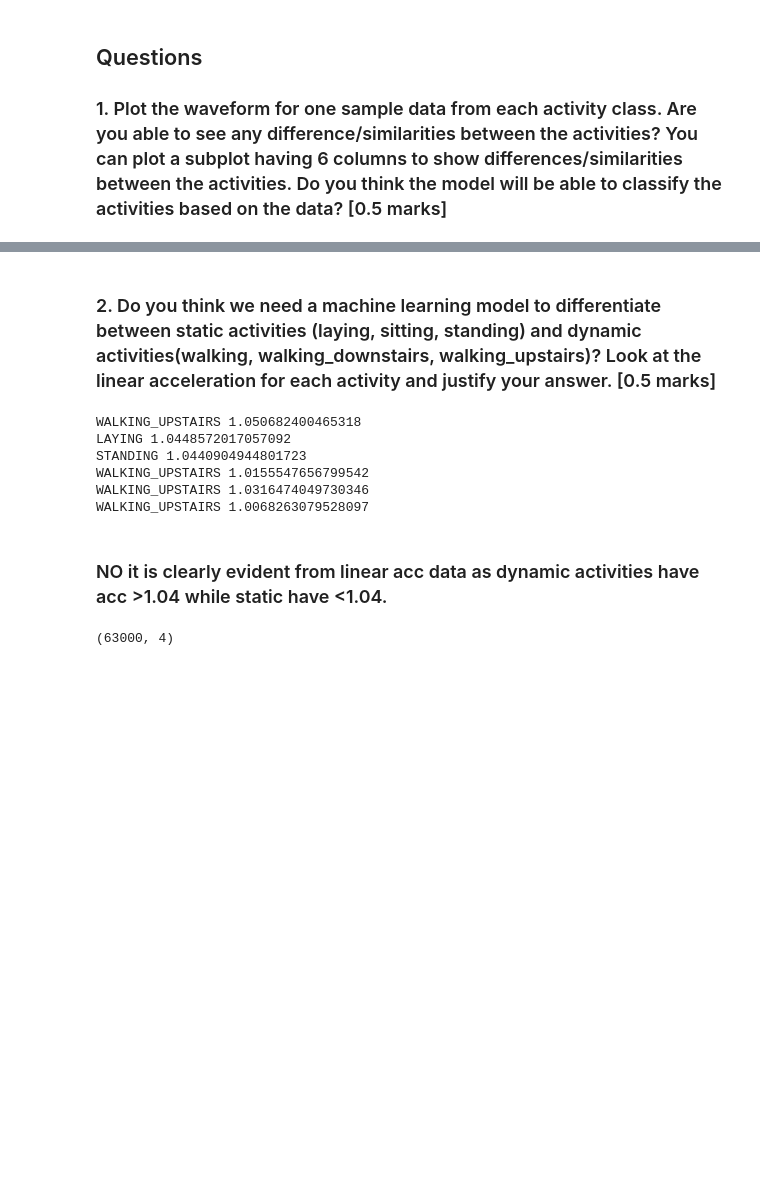
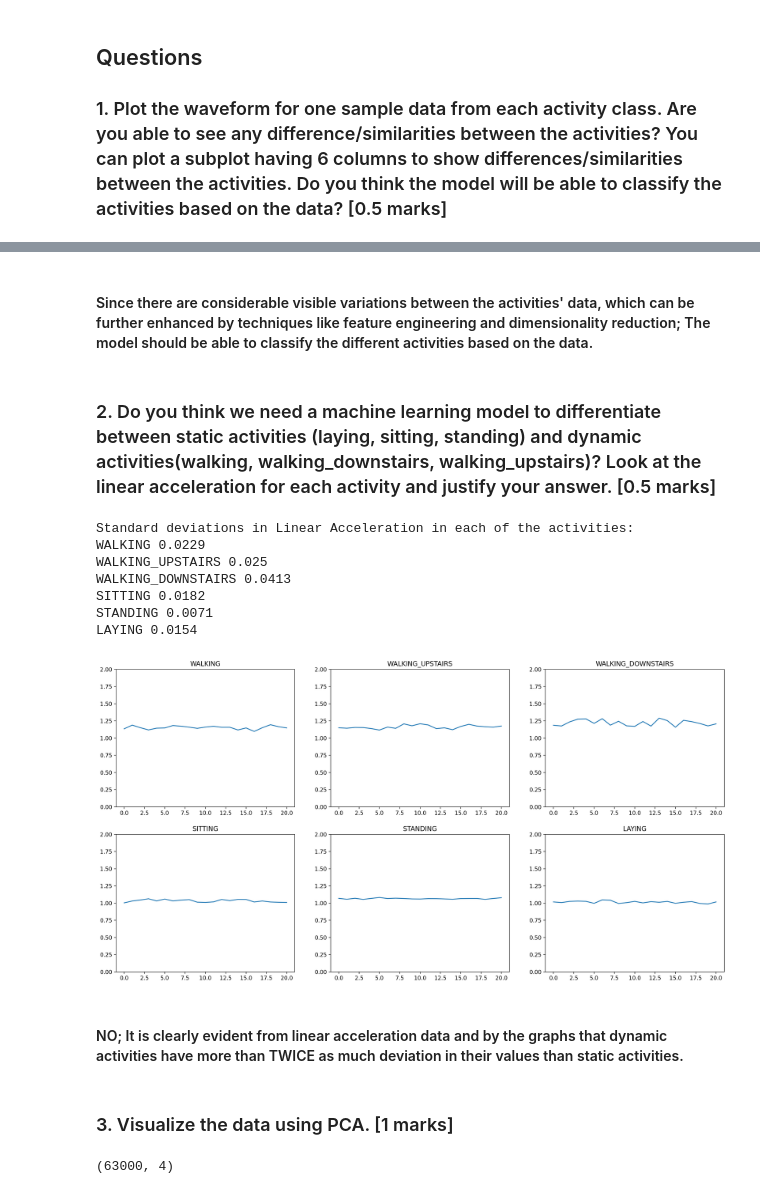
Before and after one commit to Reckadon/ES335-ML-Assignment-1, a Jupyter notebook: T1&2.ipynb, the cells around one changed output, grey strips where cells are left out. Cells and saved outputs as stored; diff of their text form; code cells hidden in the pictures; blank space fills up the shorter version.

```diff
--- a/T1&2.ipynb
+++ b/T1&2.ipynb
@@ -279,27 +274,37 @@ plt.show()
+# %% [markdown]
+#### Since there are considerable visible variations between the activities' data, which can be further enhanced by techniques like feature engineering and dimensionality reduction; The model should be able to classify the different activities based on the data.
 # %% [markdown]
 ### 2. Do you think we need a machine learning model to differentiate between static activities (laying, sitting, standing) and dynamic activities(walking, walking_downstairs, walking_upstairs)? Look at the linear acceleration for each activity and justify your answer. [0.5 marks]
 # %%
 # Finding mean of linear acceleration of different activities
-m = [[] for i in range(6)]
-activities = []
+m = [[] for _ in range(6)]
 for i,j in enumerate(y_train):
   c = 0
-  activities.append(ACTIVITIES[j])
   for g in range(500):
-    c += np.sqrt(np.sum(X_train[i][g]**2))
+    c += np.sum(X_train[i][g]**2)
   m[j-1].append(c/500)
 
+fig = plt.figure(figsize=(20, 10))
+print("Standard deviations in Linear Acceleration in each of the activities:")
 for i in range(6):
-  print(activities[i], np.mean(m[i]))
+  ax = fig.add_subplot(2, 3, i+1)
+  ax.plot(m[i],label="linear acc")
+  ax.set_ylim(0, 2)
+  ax.set_title(ACTIVITIES[i+1])
+  print(ACTIVITIES[i+1], np.round(np.std(m[i]), 4))
 # %% [output]
-WALKING_UPSTAIRS 1.050682400465318
-LAYING 1.0448572017057092
-STANDING 1.0440904944801723
-WALKING_UPSTAIRS 1.0155547656799542
-WALKING_UPSTAIRS 1.0316474049730346
-WALKING_UPSTAIRS 1.0068263079528097
+Standard deviations in Linear Acceleration in each of the activities:
+WALKING 0.0229
+WALKING_UPSTAIRS 0.025
+WALKING_DOWNSTAIRS 0.0413
+SITTING 0.0182
+STANDING 0.0071
+LAYING 0.0154
+[figure, added]
 # %% [markdown]
-### NO it is clearly evident from linear acc data as dynamic activities have acc >1.04 while static have <1.04.
+#### NO; It is clearly evident from linear acceleration data and by the graphs that dynamic activities have more than TWICE as much deviation in their values than static activities.
+# %% [markdown]
+### 3. Visualize the data using PCA. [1 marks]
 # %%
 # Conversion of data to appropriate format to apply PCA.
 from sklearn.decomposition import PCA
```
Also changed, not shown: parts of 5 cells of this notebook.
